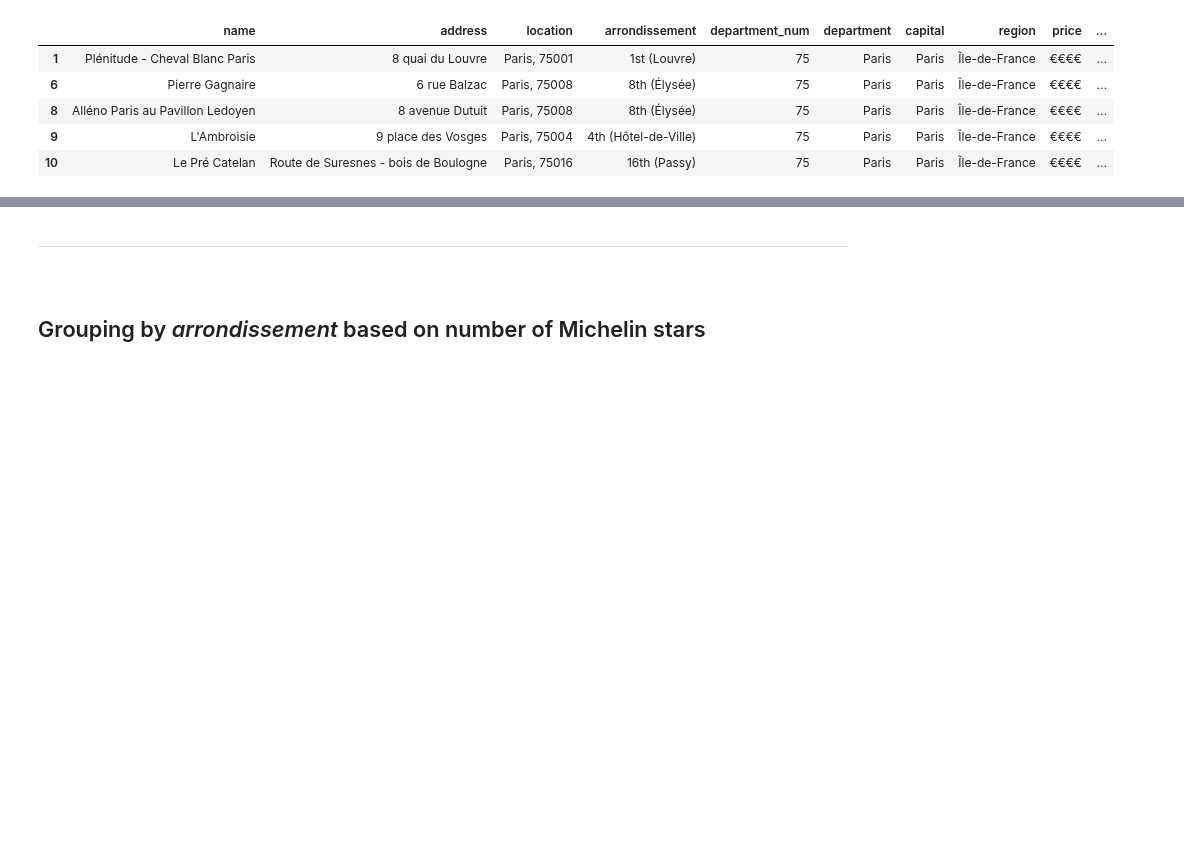
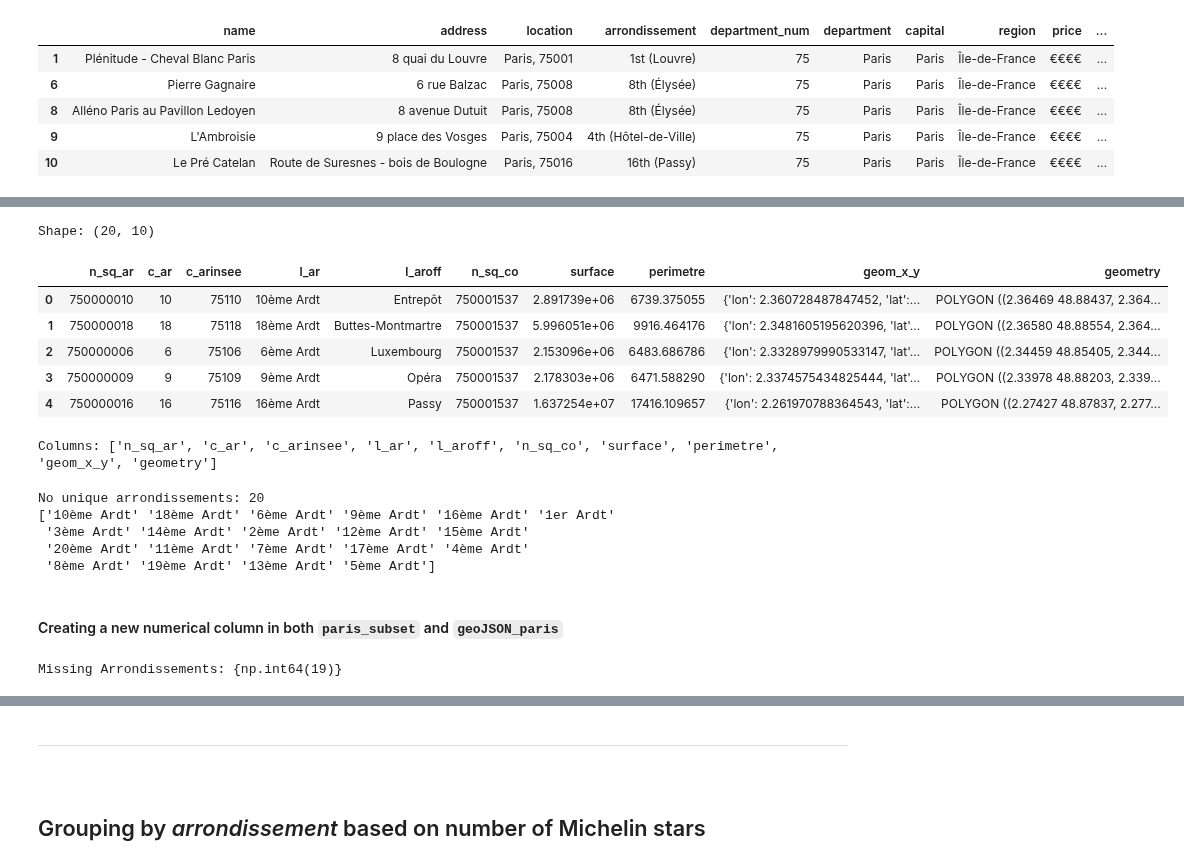
Before and after one commit to pineapple-bois/Michelin_Rated_Restaurants, a Jupyter notebook: Years/2024/Notebooks/France/France_Arrondissements.ipynb, the cells around one changed output, grey strips where cells are left out. Saved outputs shown, nothing was run; the diff lists cells and outputs as text; code cells hidden in the pictures; blank space fills up the shorter version.

```diff
--- a/Years/2024/Notebooks/France/France_Arrondissements.ipynb
+++ b/Years/2024/Notebooks/France/France_Arrondissements.ipynb
@@ -348,0 +388,27 @@ all_france.to_csv('../../data/France/all_restaurants(arrondissements).csv', inde
+# %%
+# Load the GeoJSON file
+geoJSON_paris = gpd.read_file('../../../../ExtraData/Geodata/paris_arrondissements.geojson')
+print(f"Shape: {geoJSON_paris.shape}")
+geoJSON_paris.head()
+# %% [output]
+Shape: (20, 10)
+|  | n_sq_ar | c_ar | c_arinsee | l_ar | l_aroff | n_sq_co | surface | perimetre | geom_x_y | geometry |
+| 0 | 750000010 | 10 | 75110 | 10ème Ardt | Entrepôt | 750001537 | 2.891739e+06 | 6739.375055 | {'lon': 2.360728487847452, 'lat':... | POLYGON ((2.36469 48.88437, 2.364... |
+| 1 | 750000018 | 18 | 75118 | 18ème Ardt | Buttes-Montmartre | 750001537 | 5.996051e+06 | 9916.464176 | {'lon': 2.3481605195620396, 'lat'... | POLYGON ((2.36580 48.88554, 2.364... |
+| 2 | 750000006 | 6 | 75106 | 6ème Ardt | Luxembourg | 750001537 | 2.153096e+06 | 6483.686786 | {'lon': 2.3328979990533147, 'lat'... | POLYGON ((2.34459 48.85405, 2.344... |
+| 3 | 750000009 | 9 | 75109 | 9ème Ardt | Opéra | 750001537 | 2.178303e+06 | 6471.588290 | {'lon': 2.3374575434825444, 'lat'... | POLYGON ((2.33978 48.88203, 2.339... |
+| 4 | 750000016 | 16 | 75116 | 16ème Ardt | Passy | 750001537 | 1.637254e+07 | 17416.109657 | {'lon': 2.261970788364543, 'lat':... | POLYGON ((2.27427 48.87837, 2.277... |
+# %%
+print(f"Columns: {geoJSON_paris.columns.tolist()}")
+# %% [output]
+Columns: ['n_sq_ar', 'c_ar', 'c_arinsee', 'l_ar', 'l_aroff', 'n_sq_co', 'surface', 'perimetre', 'geom_x_y', 'geometry']
+# %%
+print(f"No unique arrondissements: {len(geoJSON_paris.l_ar.unique())}\n{geoJSON_paris.l_ar.unique()}")
+# %% [output]
+No unique arrondissements: 20
+['10ème Ardt' '18ème Ardt' '6ème Ardt' '9ème Ardt' '16ème Ardt' '1er Ardt'
+ '3ème Ardt' '14ème Ardt' '2ème Ardt' '12ème Ardt' '15ème Ardt'
+ '20ème Ardt' '11ème Ardt' '7ème Ardt' '17ème Ardt' '4ème Ardt'
+ '8ème Ardt' '19ème Ardt' '13ème Ardt' '5ème Ardt']
+# %% [markdown]
+#### Creating a new numerical column in both `paris_subset` and `geoJSON_paris`
@@ -348,0 +421,10 @@ all_france.to_csv('../../data/France/all_restaurants(arrondissements).csv', inde
+# %%
+# Get unique arrondissement numbers from both
+paris_arrondissements = set(paris_subset['arrondissement_num'].unique())
+geojson_arrondissements = set(geoJSON_paris['arrondissement_num'].unique())
+
+# Find out which arrondissements are missing in geoJSON
+missing_arrondissements = geojson_arrondissements - paris_arrondissements
+print(f"Missing Arrondissements: {missing_arrondissements}")
+# %% [output]
+Missing Arrondissements: {np.int64(19)}
```
Also changed, not shown: parts of 34 cells of this notebook, 1 other file.
